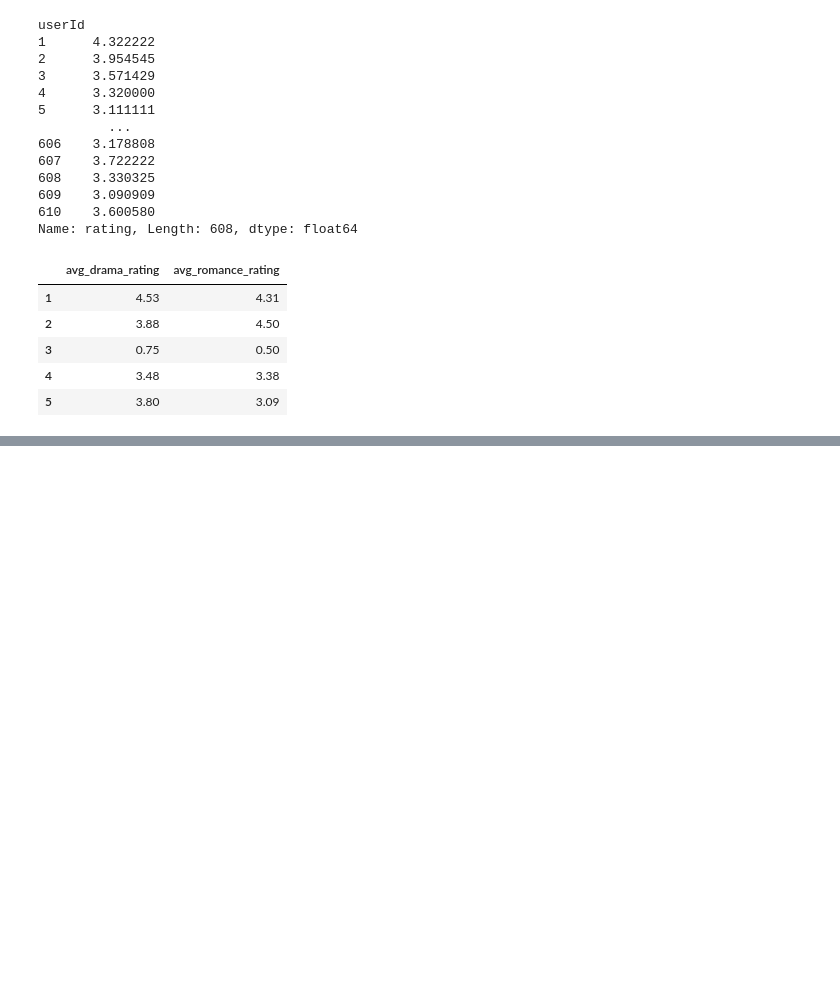
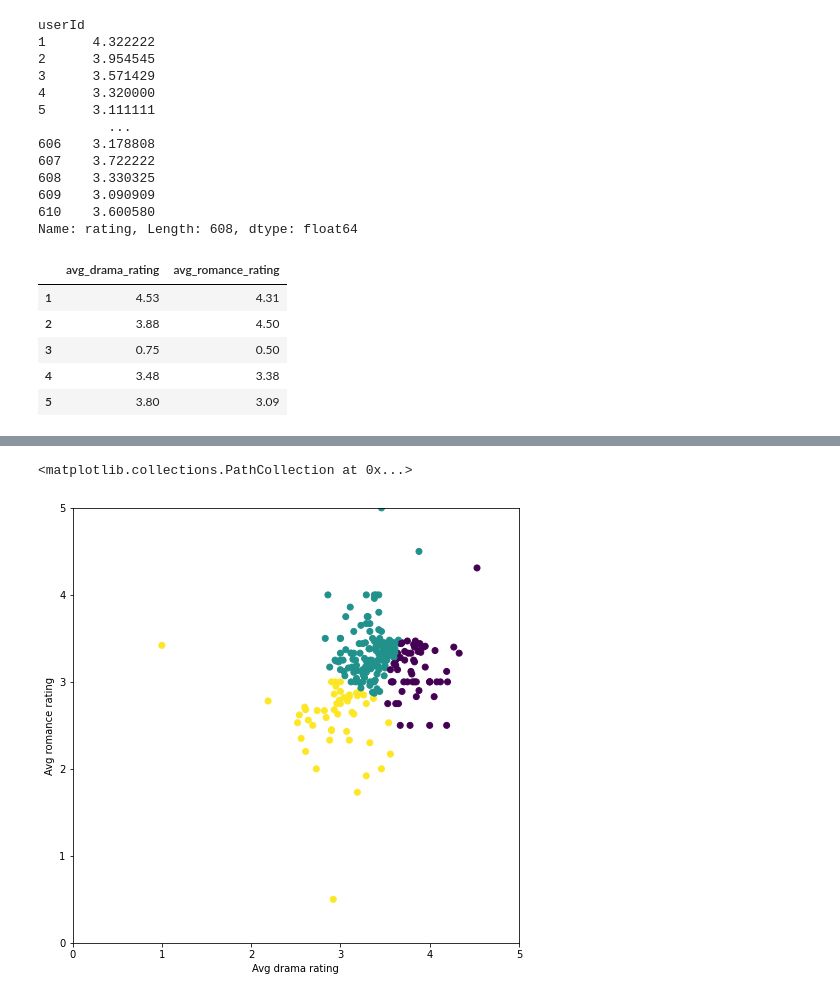
Before and after one commit to blancacarretero/movie-recommendation-engine, a Jupyter notebook: ml-latest-small.ipynb, the cells around one changed output, grey strips where cells are left out. Cells and saved outputs as stored; diff of their text form; code cells hidden in the pictures; blank space fills up the shorter version.

Commit message:
k-means clusters

```diff
--- a/ml-latest-small.ipynb
+++ b/ml-latest-small.ipynb
@@ -126,0 +127,18 @@ plt.show()
+# %%
+# K-Means with 3 clusters
+kmeans3 = KMeans(n_clusters=3)
+
+predict3 = kmeans3.fit_predict(X)
+
+fig = plt.figure(figsize=(8,8))
+ax = fig.add_subplot(111)
+plt.xlim(0, 5)
+plt.ylim(0, 5)
+ax.set_xlabel('Avg drama rating')
+ax.set_ylabel('Avg romance rating')
+
+clustered = pd.concat([bias_df.reset_index(), pd.DataFrame({'group':predict3})], axis=1)
+plt.scatter(clustered['avg_drama_rating'], clustered['avg_romance_rating'], c=clustered['group'])
+# %% [output]
+<matplotlib.collections.PathCollection at 0x...>
+[figure, added]
```
Also changed, not shown: parts of 11 cells of this notebook.
